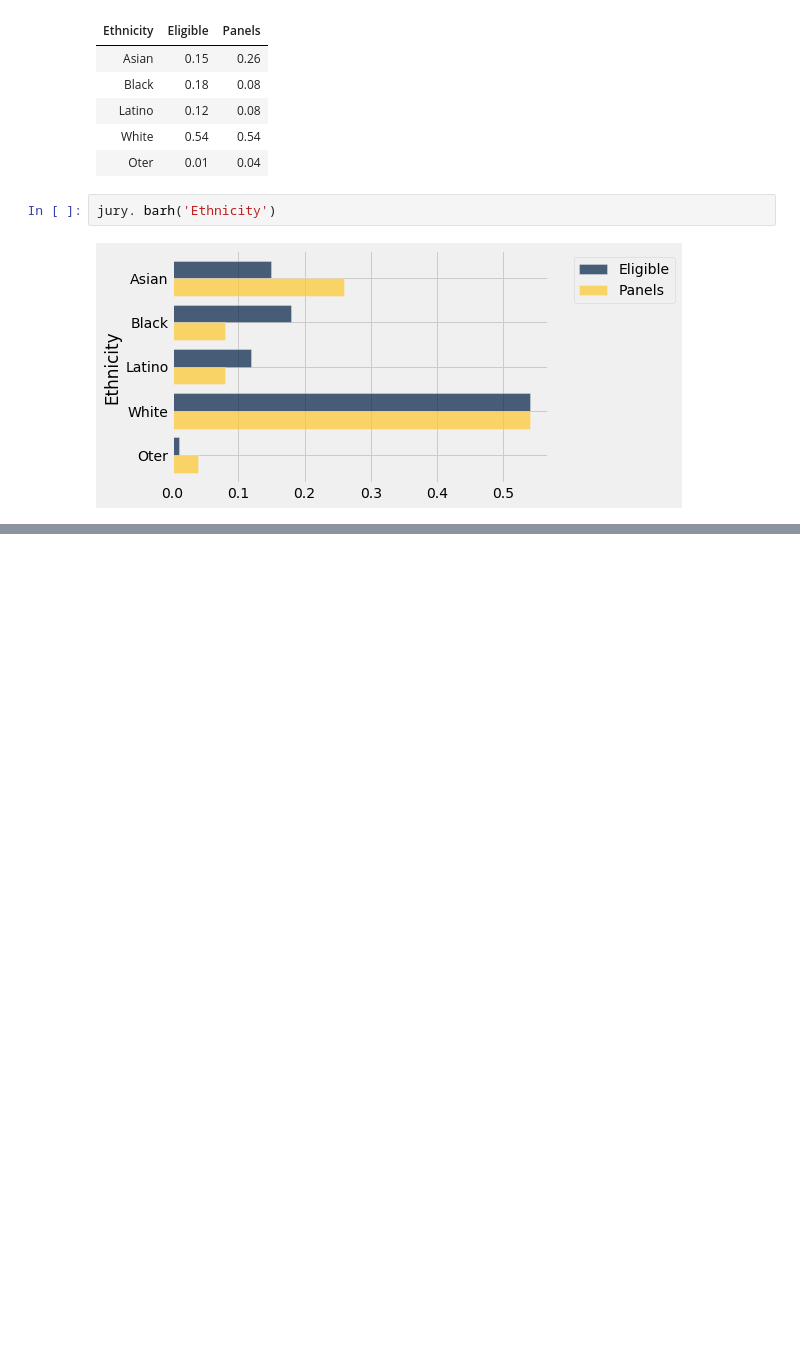
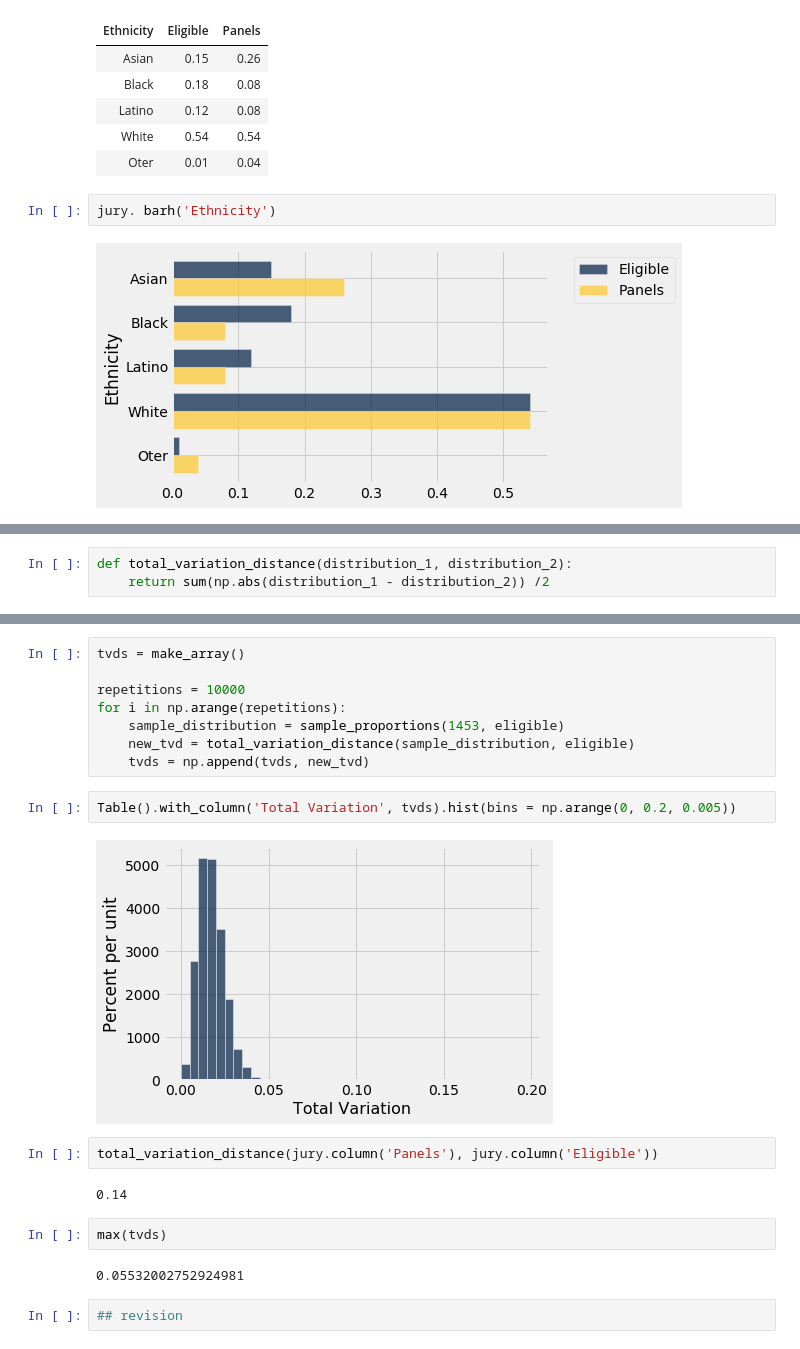
Before and after one commit to SYYoung/UC_Berkeley, a Jupyter notebook: UC_Berkeley/Inferential_Thinking/Week1/Week3_1.ipynb, the cells around one changed output, grey strips where cells are left out. Saved outputs shown, nothing was run; the diff lists cells and outputs as text; blank space fills up the shorter version.

```diff
--- a/UC_Berkeley/Inferential_Thinking/Week1/Week3_1.ipynb
+++ b/UC_Berkeley/Inferential_Thinking/Week1/Week3_1.ipynb
@@ -24,0 +49,3 @@ jury. barh('Ethnicity')
+# %%
+def total_variation_distance(distribution_1, distribution_2):
+    return sum(np.abs(distribution_1 - distribution_2)) /2
@@ -24,0 +77,22 @@ jury. barh('Ethnicity')
+# %%
+tvds = make_array()
+
+repetitions = 10000
+for i in np.arange(repetitions):
+    sample_distribution = sample_proportions(1453, eligible)
+    new_tvd = total_variation_distance(sample_distribution, eligible)
+    tvds = np.append(tvds, new_tvd)
+# %%
+Table().with_column('Total Variation', tvds).hist(bins = np.arange(0, 0.2, 0.005))
+# %% [output]
+[figure, added]
+# %%
+total_variation_distance(jury.column('Panels'), jury.column('Eligible'))
+# %% [output]
+0.14
+# %%
+max(tvds)
+# %% [output]
+0.05532002752924981
+# %%
+## revision
```
Also changed, not shown: parts of 30 cells of this notebook, 12 other files.
